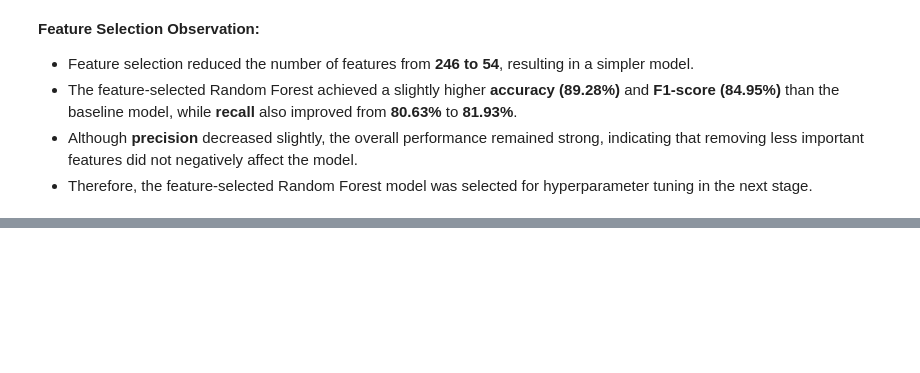
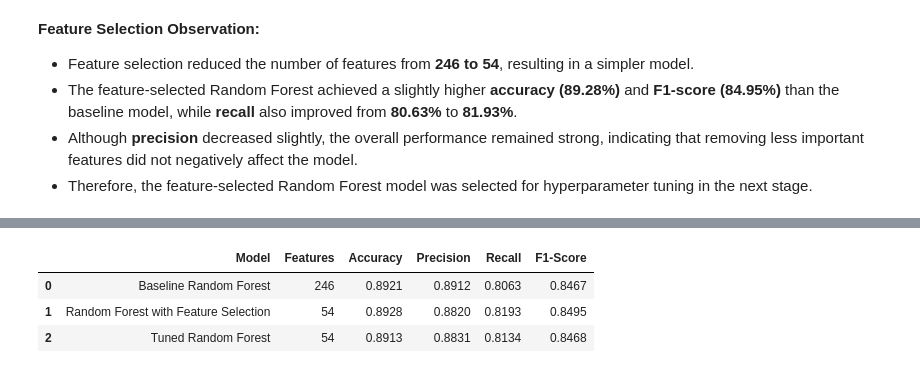
Before and after one commit to yixqinggg/mldp_hotel_booking_prediction, a Jupyter notebook: hotel_booking_cancellation_prediction.ipynb, the cells around one changed output, grey strips where cells are left out. Saved outputs shown, nothing was run; the diff lists cells and outputs as text; code cells hidden in the pictures; blank space fills up the shorter version.

```diff
--- a/hotel_booking_cancellation_prediction.ipynb
+++ b/hotel_booking_cancellation_prediction.ipynb
@@ -1165,0 +1407,40 @@ feature_selection_comparison.round(4)
+# %%
+rf_comparison = pd.DataFrame({
+    "Model": [
+        "Baseline Random Forest",
+        "Random Forest with Feature Selection",
+        "Tuned Random Forest"
+    ],
+    "Features": [
+        X_train.shape[1],
+        X_train_selected.shape[1],
+        X_train_selected.shape[1]
+    ],
+    "Accuracy": [
+        rf_accuracy,
+        rf_selected_accuracy,
+        best_rf_accuracy
+    ],
+    "Precision": [
+        rf_precision,
+        rf_selected_precision,
+        best_rf_precision
+    ],
+    "Recall": [
+        rf_recall,
+        rf_selected_recall,
+        best_rf_recall
+    ],
+    "F1-Score": [
+        rf_f1,
+        rf_selected_f1,
+        best_rf_f1
+    ]
+})
+
+rf_comparison.round(4)
+# %% [output]
+|  | Model | Features | Accuracy | Precision | Recall | F1-Score |
+| 0 | Baseline Random Forest | 246 | 0.8921 | 0.8912 | 0.8063 | 0.8467 |
+| 1 | Random Forest with Feature Selection | 54 | 0.8928 | 0.8820 | 0.8193 | 0.8495 |
+| 2 | Tuned Random Forest | 54 | 0.8913 | 0.8831 | 0.8134 | 0.8468 |
```
Also changed, not shown: parts of 11 cells of this notebook.
